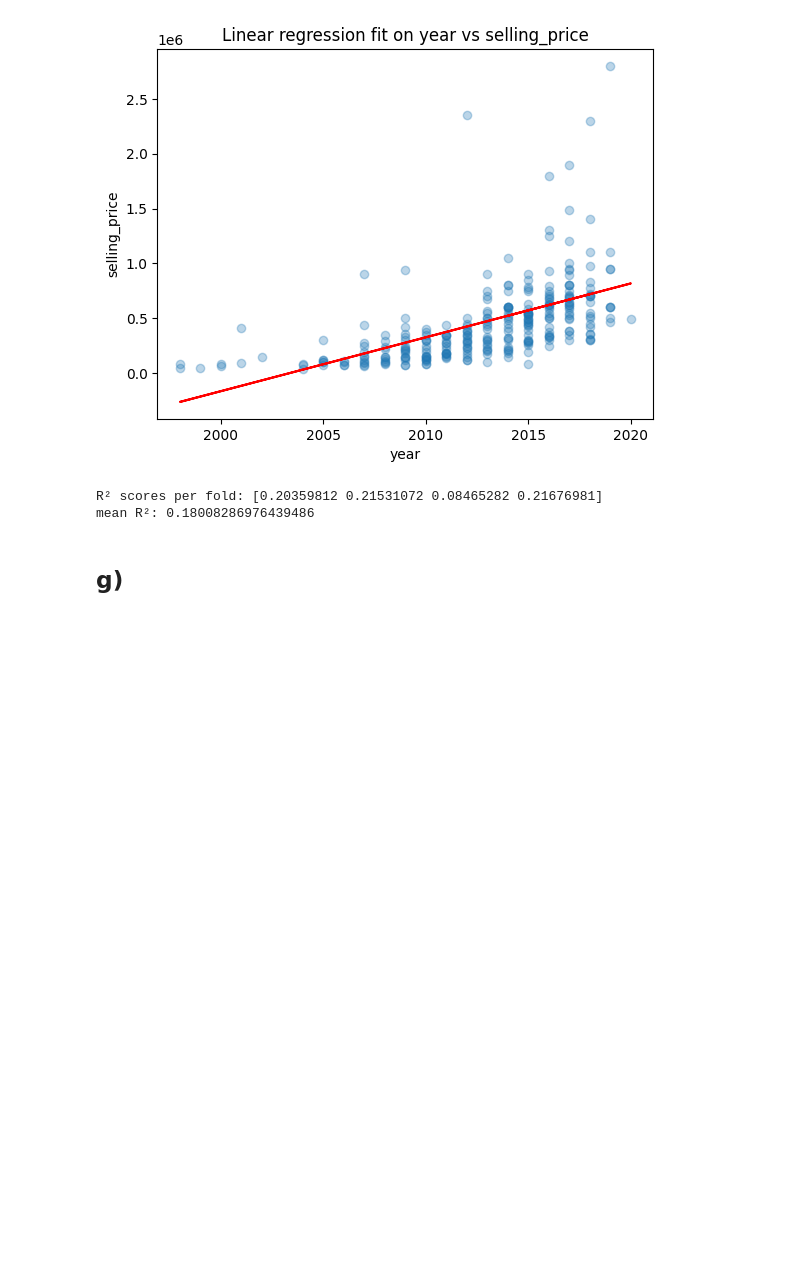
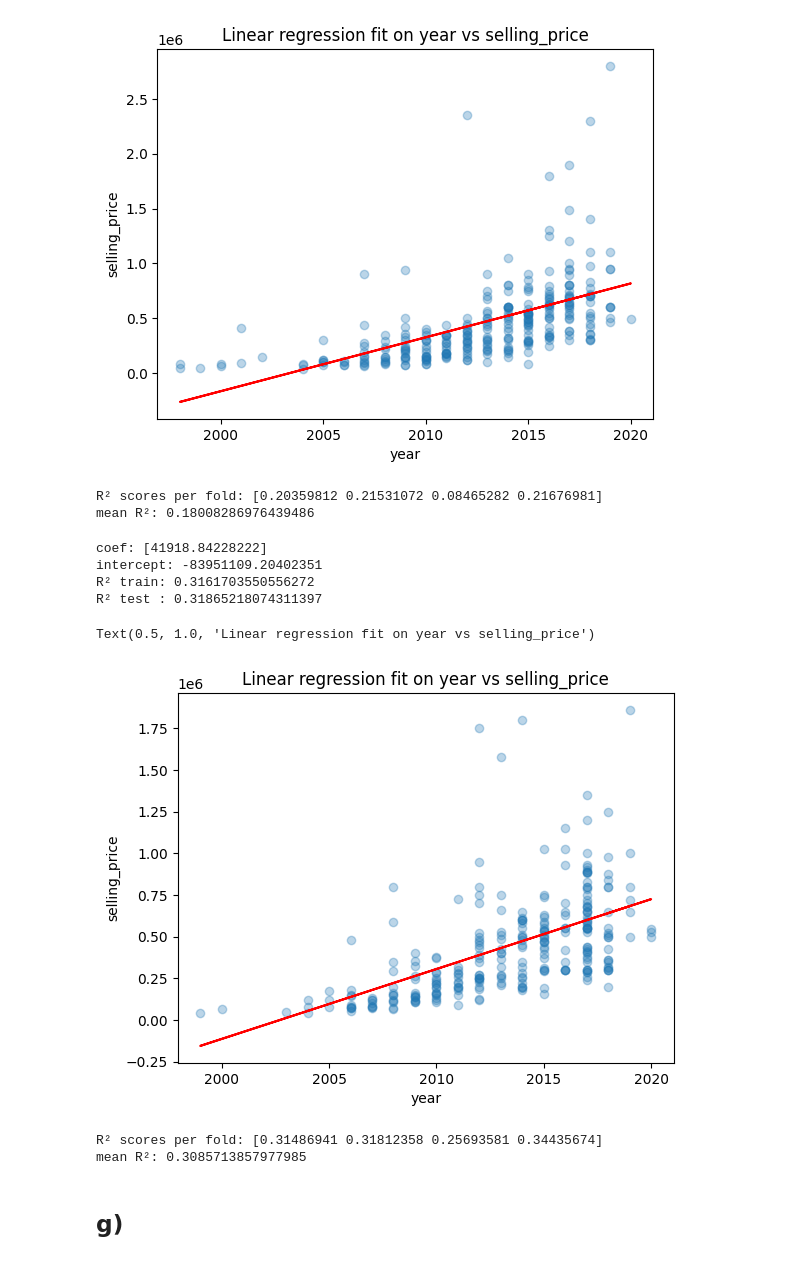
Before and after one commit to jvdlopes/CSI4142_A3, a Jupyter notebook: d1.ipynb, the cells around one changed output. Saved outputs shown, nothing was run; the diff lists cells and outputs as text; code cells hidden in the pictures; blank space fills up the shorter version.

```diff
--- a/d1.ipynb
+++ b/d1.ipynb
@@ -233,6 +252,45 @@ print("mean R²:", scores.mean())
 # %% [output]
 R² scores per fold: [0.20359812 0.21531072 0.08465282 0.21676981]
 mean R²: 0.18008286976439486
+# %%
+dffEncoded = pd.get_dummies(dff.copy(), columns=['fuel', 'transmission', 'owner', 'seller_type'], drop_first=False)
+cols = [col for col in dffEncoded.columns if col not in ['name']]
+dffEncoded['lof_label'] = lof.fit_predict(dffEncoded[cols])
+dffEncoded['lof_score'] = lof.negative_outlier_factor_
+dffEncoded = dffEncoded[dffEncoded["lof_label"]!=-1]
+
+x = dffEncoded[['year']]
+y = dffEncoded['selling_price']
+x_train, x_test, y_train, y_test = train_test_split(x, y, test_size=0.2, random_state=42)
+
+model = LinearRegression().fit(x_train, y_train)
+
+print('coef:', model.coef_)
+print('intercept:', model.intercept_)
+print('R² train:', model.score(x_train, y_train))
+print('R² test :', model.score(x_test, y_test))
+
+predictions = model.predict(x_test)
+plt.scatter(x_test, y_test)
+plt.plot(x_test, predictions, color='red')
+plt.xlabel('year')
+plt.ylabel('selling_price')
+plt.title('Linear regression year vs selling_price')
+# %% [output]
+coef: [41918.84228222]
+intercept: -83951109.20402351
+R² train: 0.3161703550556272
+R² test : 0.31865218074311397
+Text(0.5, 1.0, 'Linear regression fit on year vs selling_price')
+[figure, added]
+# %%
+scores = cross_val_score(model, x, y, cv=4)     # or 'neg_mean_squared_error', etc.
+
+print("R² scores per fold:", scores)
+print("mean R²:", scores.mean())
+# %% [output]
+R² scores per fold: [0.31486941 0.31812358 0.25693581 0.34435674]
+mean R²: 0.3085713857977985
 # %% [markdown]
 ## g)
 # %% [markdown]
```
Also changed, not shown: parts of 8 cells of this notebook.
